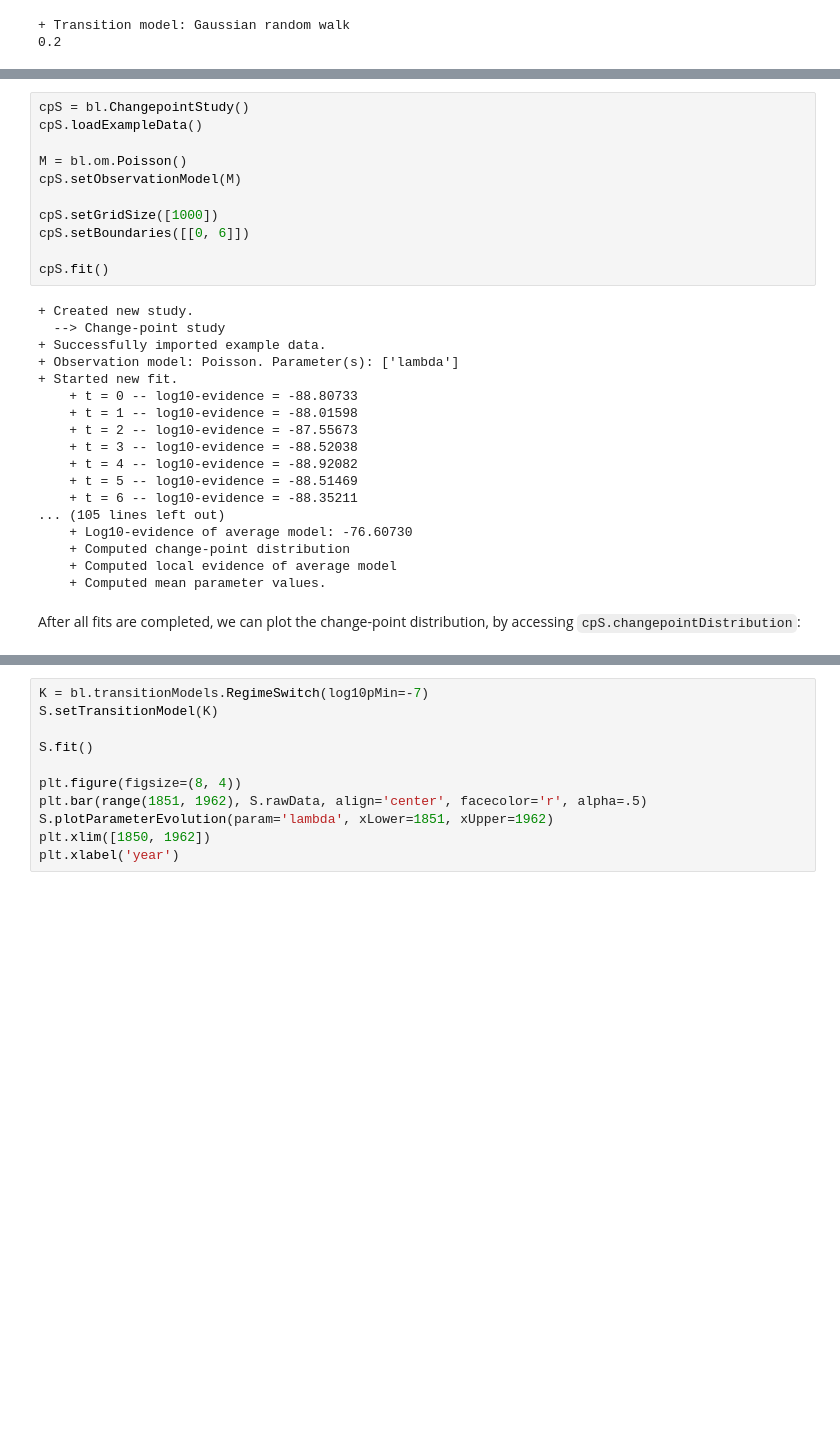
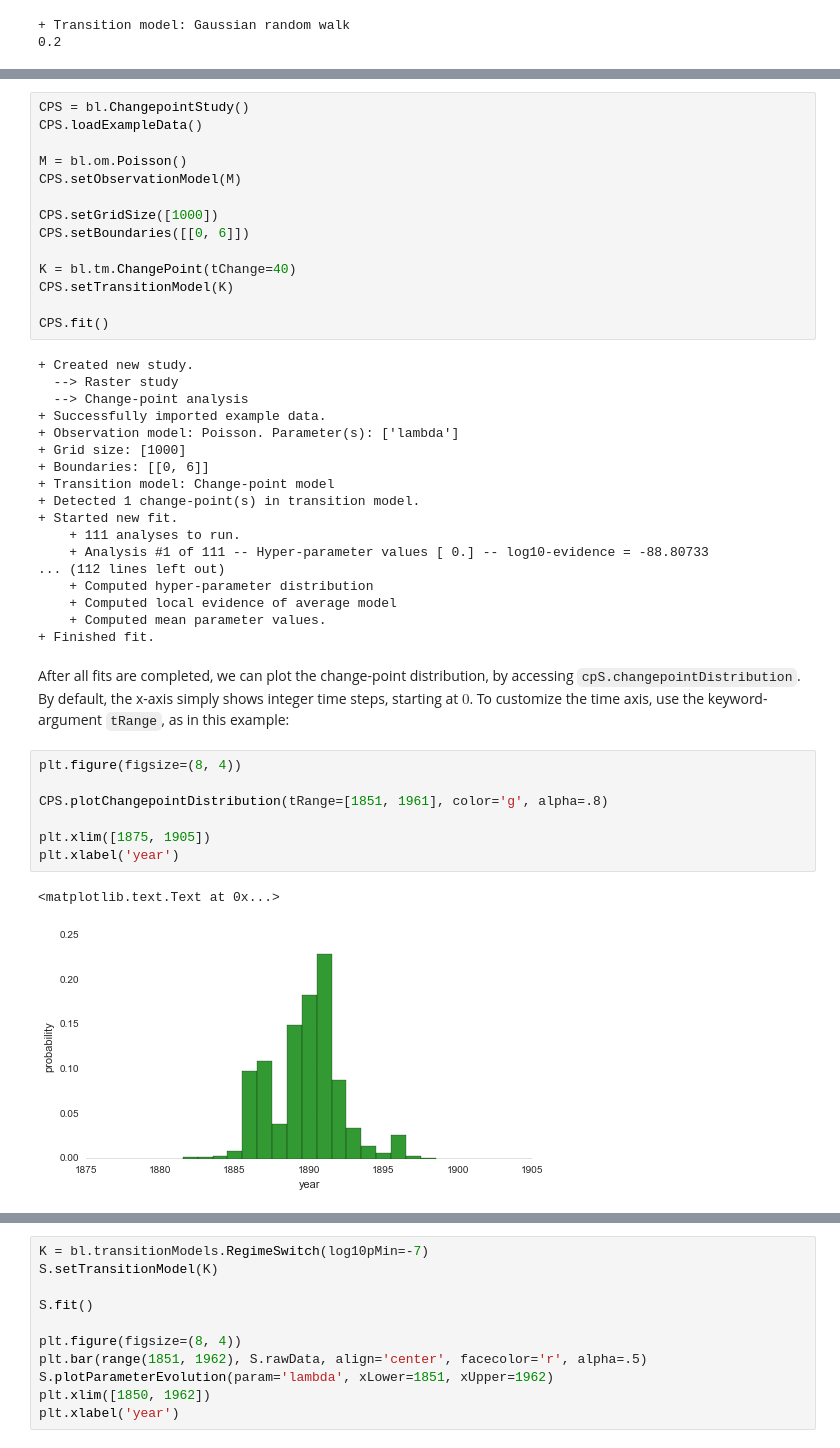
Before and after one commit to christophmark/bayesloop, a Jupyter notebook: docs/bayesloop_tutorial.ipynb, the cells around one changed output, grey strips where cells are left out. Drawn from its saved outputs; the diff is of its cells as text; blank space fills up the shorter version.

```diff
--- a/docs/bayesloop_tutorial.ipynb
+++ b/docs/bayesloop_tutorial.ipynb
@@ -388,31 +525,44 @@ The change-point study is set up as follows:
 # %%
-cpS = bl.ChangepointStudy()
-cpS.loadExampleData()
+CPS = bl.ChangepointStudy()
+CPS.loadExampleData()
 
 M = bl.om.Poisson()
-cpS.setObservationModel(M)
+CPS.setObservationModel(M)
 
-cpS.setGridSize([1000])
-cpS.setBoundaries([[0, 6]])
+CPS.setGridSize([1000])
+CPS.setBoundaries([[0, 6]])
 
-cpS.fit()
+K = bl.tm.ChangePoint(tChange=40)
+CPS.setTransitionModel(K)
+
+CPS.fit()
 # %% [output]
 + Created new study.
-  --> Change-point study
+  --> Raster study
+  --> Change-point analysis
 + Successfully imported example data.
 + Observation model: Poisson. Parameter(s): ['lambda']
++ Grid size: [1000]
++ Boundaries: [[0, 6]]
++ Transition model: Change-point model
++ Detected 1 change-point(s) in transition model.
 + Started new fit.
-    + t = 0 -- log10-evidence = -88.80733
-    + t = 1 -- log10-evidence = -88.01598
-    + t = 2 -- log10-evidence = -87.55673
-    + t = 3 -- log10-evidence = -88.52038
-    + t = 4 -- log10-evidence = -88.92082
-    + t = 5 -- log10-evidence = -88.51469
-    + t = 6 -- log10-evidence = -88.35211
-... (105 lines left out)
-    + Log10-evidence of average model: -76.60730
-    + Computed change-point distribution
+    + 111 analyses to run.
+    + Analysis #1 of 111 -- Hyper-parameter values [ 0.] -- log10-evidence = -88.80733
+... (112 lines left out)
+    + Computed hyper-parameter distribution
     + Computed local evidence of average model
     + Computed mean parameter values.
++ Finished fit.
 # %% [markdown]
-After all fits are completed, we can plot the change-point distribution, by accessing `cpS.changepointDistribution`:
+After all fits are completed, we can plot the change-point distribution, by accessing `cpS.changepointDistribution`. By default, the x-axis simply shows integer time steps, starting at $0$. To customize the time axis, use the keyword-argument `tRange`, as in this example:
+# %%
+plt.figure(figsize=(8, 4))
+
+CPS.plotChangepointDistribution(tRange=[1851, 1961], color='g', alpha=.8)
+
+plt.xlim([1875, 1905])
+plt.xlabel('year')
+# %% [output]
+<matplotlib.text.Text at 0x...>
+[figure, added]
```
Also changed, not shown: parts of 30 cells of this notebook.
